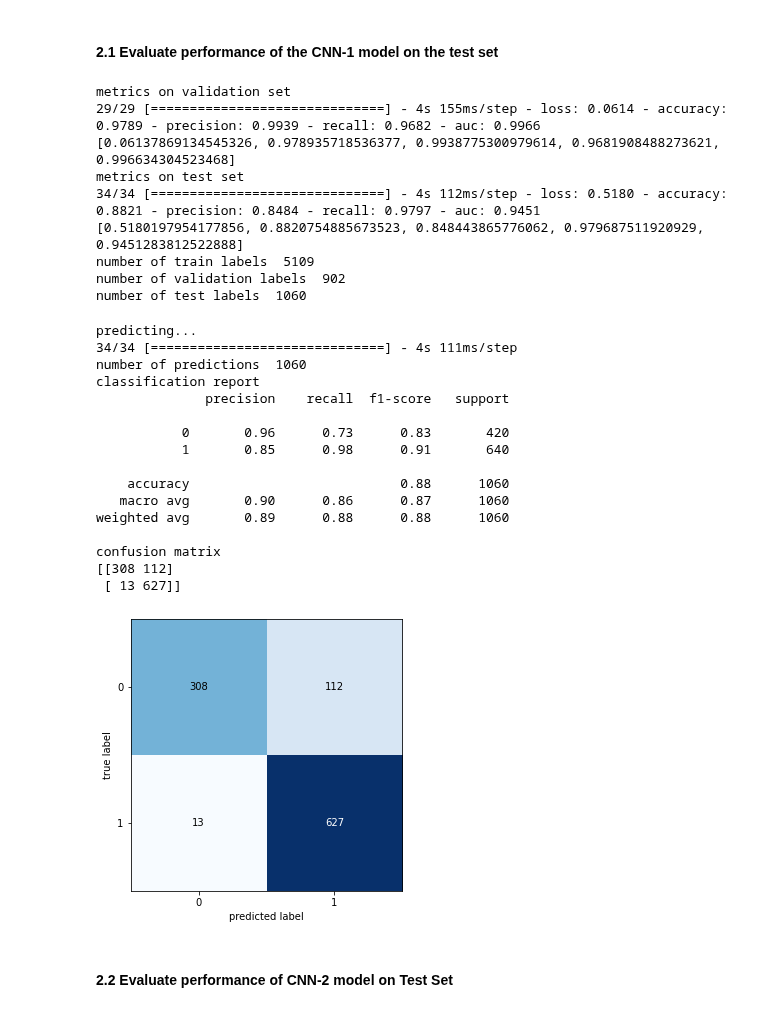
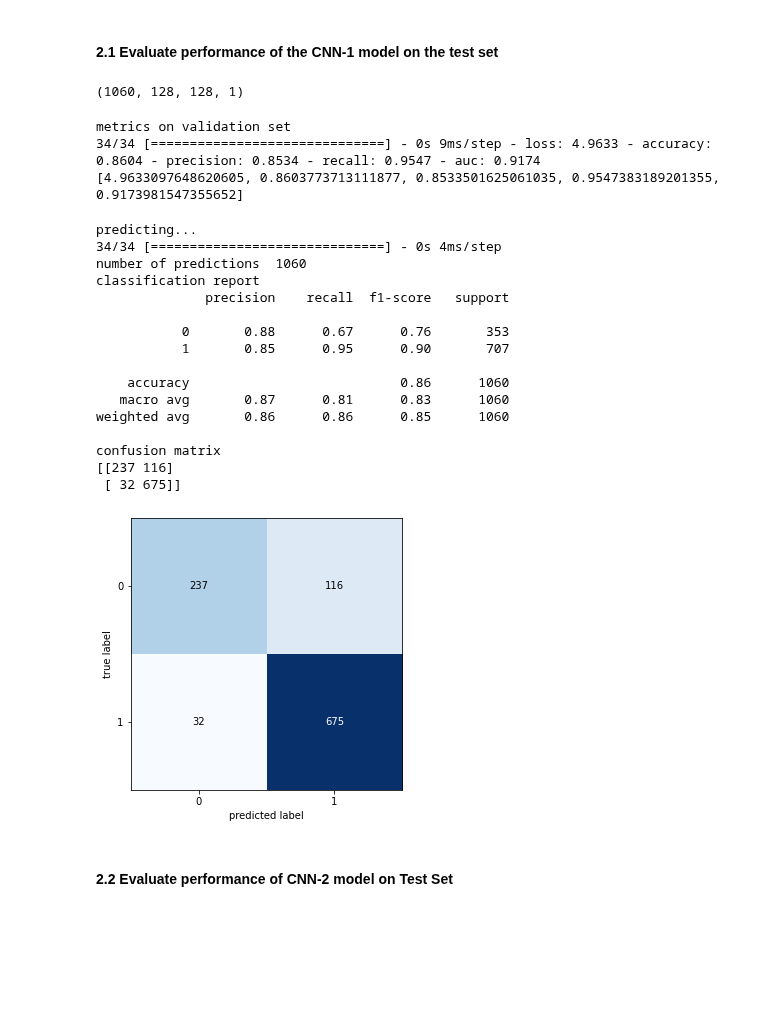
Before and after one commit to erotavlas/machine-learning, a Jupyter notebook: IBMAdvancedDataScience_Capstone/IBMAdvancedDataScience_Capstone_Incomplete.ipynb, the cells around one changed output. Cells and saved outputs as stored; diff of their text form; code cells hidden in the pictures; blank space fills up the shorter version.

```diff
--- a/IBMAdvancedDataScience_Capstone/IBMAdvancedDataScience_Capstone_Incomplete.ipynb
+++ b/IBMAdvancedDataScience_Capstone/IBMAdvancedDataScience_Capstone_Incomplete.ipynb
@@ -1110,7 +1047,8 @@ cnn_1.add(tf.keras.layers.Flatten())
 #### 5. Full Connection
 # %%
 #units = number of hidden neurons - larger number better for images
-cnn_1.add(tf.keras.layers.Dense(units=128, activation='relu'))
+cnn_1.add(tf.keras.layers.Dense(units=128, activation='relu', kernel_regularizer=tf.keras.regularizers.l1(l=0.01)))
+#cnn_1.add(tf.keras.layers.BatchNormalization())
 cnn_1.add(tf.keras.layers.Dropout(0.5))
 # %% [markdown]
 #### 6. Output Layer
@@ -1195,6 +1142,9 @@ _________________________________________________________________
 
 #callback = tf.keras.callbacks.EarlyStopping(monitor='loss', mode="min", patience=3, restore_best_weights=True)
 #history = cnn.fit(x = train_set, class_weight=class_weight, validation_data = validation_set, epochs=100, callbacks=[callback] )
-history_cnn_1 = cnn_1.fit(x = train_set, class_weight=class_weight, validation_data = validation_set, epochs=25 )
+
+#history_cnn_1 = cnn_1.fit(x = train_set, class_weight=class_weight, validation_data = validation_set, epochs=50 )
+
+losses_1, val_losses_1, accuracies_1, val_accuracies_1 = kfoldcrossval(xtr + xval, y_tr + y_val, 5, 25, cnn_1)
 # %% [output]
 Epoch 1/25
@@ -1282,31 +1247,21 @@ plt.show()
 # %% [markdown]
 #### 2.1 Evaluate performance of the CNN-1 model on the test set
-# %%
-print("metrics on validation set")
-validation_accu = cnn_1.evaluate(validation_set)
-print(validation_accu)
-
-print("metrics on test set")
-test_accu = cnn_1.evaluate(test_set)
-print(test_accu)
-
-# get the ground truth of your data.
-train_labels = train_set.classes
-validation_labels = validation_set.classes
-test_labels = test_set.classes
-print("number of train labels ",len(train_labels))
-print("number of validation labels ",len(validation_labels))
-print("number of test labels ",len(test_labels))
-# %% [output]
-metrics on validation set
-29/29 [==============================] - 4s 155ms/step - loss: 0.0614 - accuracy: 0.9789 - precision: 0.9939 - recall: 0.9682 - auc: 0.9966
-[0.06137869134545326, 0.978935718536377, 0.9938775300979614, 0.9681908488273621, 0.996634304523468]
-metrics on test set
-34/34 [==============================] - 4s 112ms/step - loss: 0.5180 - accuracy: 0.8821 - precision: 0.8484 - recall: 0.9797 - auc: 0.9451
-[0.5180197954177856, 0.8820754885673523, 0.848443865776062, 0.979687511920929, 0.9451283812522888]
-number of train labels  5109
-number of validation labels  902
-number of test labels  1060
+# %%
+t = np.array(x_test_img)
+t = t.reshape(1060, 128, 128,1)
+t.shape
+# %% [output]
+(1060, 128, 128, 1)
+# %%
+print("metrics on validation set")
+test_accu = cnn_1.evaluate(t, np.array(y_test_img))
+print(test_accu)
+# %% [output]
+metrics on validation set
+34/34 [==============================] - 0s 9ms/step - loss: 4.9633 - accuracy: 0.8604 - precision: 0.8534 - recall: 0.9547 - auc: 0.9174
+[4.9633097648620605, 0.8603773713111877, 0.8533501625061035, 0.9547383189201355, 0.9173981547355652]
+# %%
+test_labels = y_test_img
 # %%
 # predict the probability distribution of the data
 
@@ -1314,41 +1269,41 @@ number of test labels  1060
 # Instructions for updating:
 # Please use instead:*
 # `np.argmax(model.predict(x), axis=-1)`,   if your model does multi-class classification   (e.g. if it uses a `softmax` last-layer activation).*
 # `(model.predict(x) > 0.5).astype("int32")`,   if your model does binary classification   (e.g. if it uses a `sigmoid` last-layer activation).
 
 print("predicting...")
-predictions_cnn_1 = (cnn_1.predict(test_set, verbose=1) > 0.5).astype("int32")
+predictions_cnn_1 = (cnn_1.predict(t, verbose=1) > 0.5).astype("int32")
 print("number of predictions ", len(predictions_cnn_1))
 
 # get the class with highest probability for each sample
 #y_pred = (predictions > 0.5).astype("int32")
 
 # get the classification report
 print("classification report")
 print(classification_report(test_labels, predictions_cnn_1))
 #print(classification_report(train_set.labels, predictions, target_names = ['Pneumonia (Class 0)','Normal (Class 1)']))
 
-CM = confusion_matrix(test_set.classes, predictions_cnn_1)
+CM = confusion_matrix(test_labels, predictions_cnn_1)
 print("confusion matrix")
 print(CM)
 
 fig, ax = plot_confusion_matrix(conf_mat=CM ,  figsize=(5, 5))
 plt.show()
 # %% [output]
 predicting...
-34/34 [==============================] - 4s 111ms/step
+34/34 [==============================] - 0s 4ms/step
 number of predictions  1060
 classification report
               precision    recall  f1-score   support
 
-           0       0.96      0.73      0.83       420
-           1       0.85      0.98      0.91       640
+           0       0.88      0.67      0.76       353
+           1       0.85      0.95      0.90       707
 
-    accuracy                           0.88      1060
-   macro avg       0.90      0.86      0.87      1060
-weighted avg       0.89      0.88      0.88      1060
+    accuracy                           0.86      1060
+   macro avg       0.87      0.81      0.83      1060
+weighted avg       0.86      0.86      0.85      1060
 
 confusion matrix
-[[308 112]
- [ 13 627]]
+[[237 116]
+ [ 32 675]]
-[figure, old version]
+[figure, new version]
```
Also changed, not shown: parts of 138 cells of this notebook.
